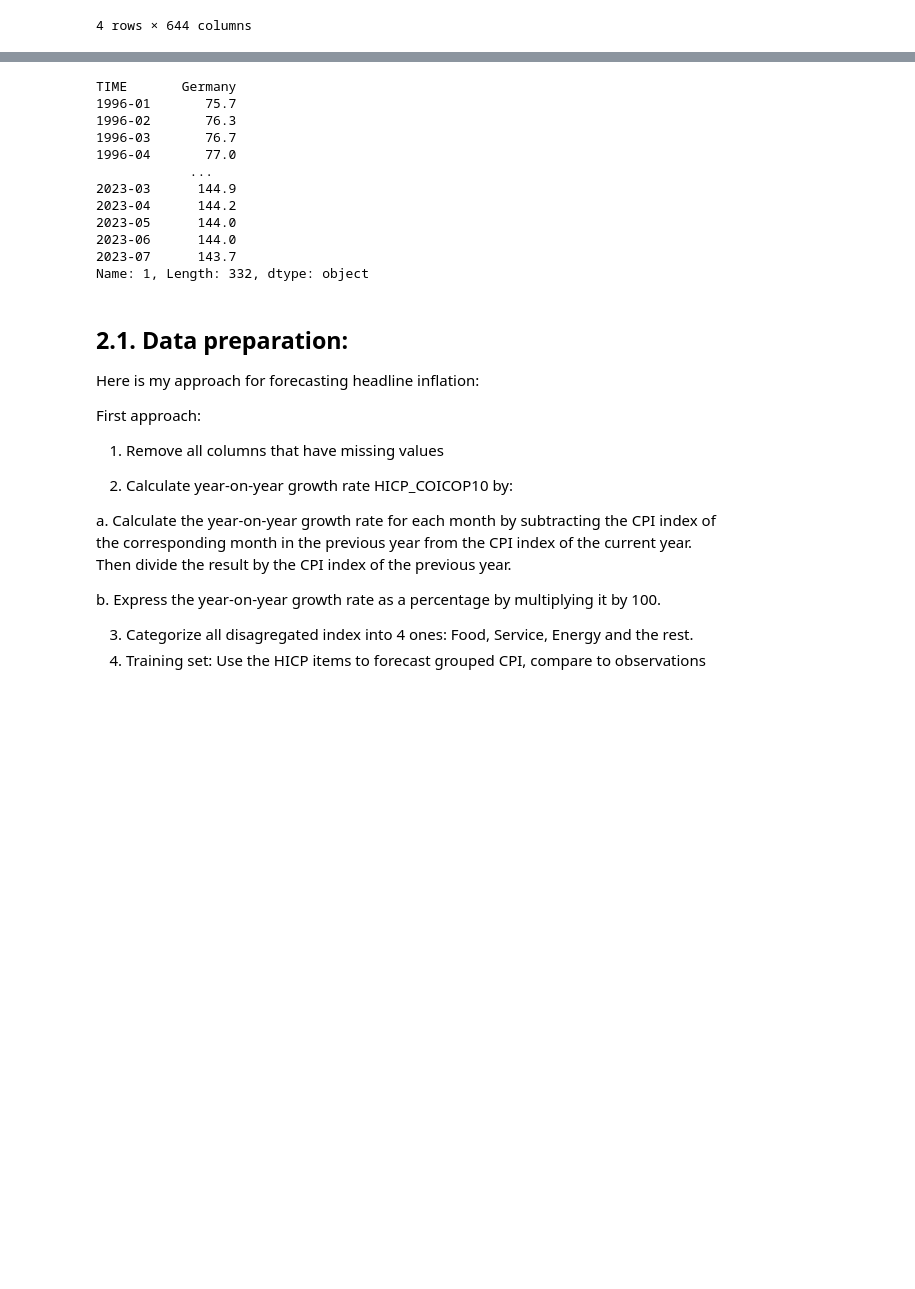
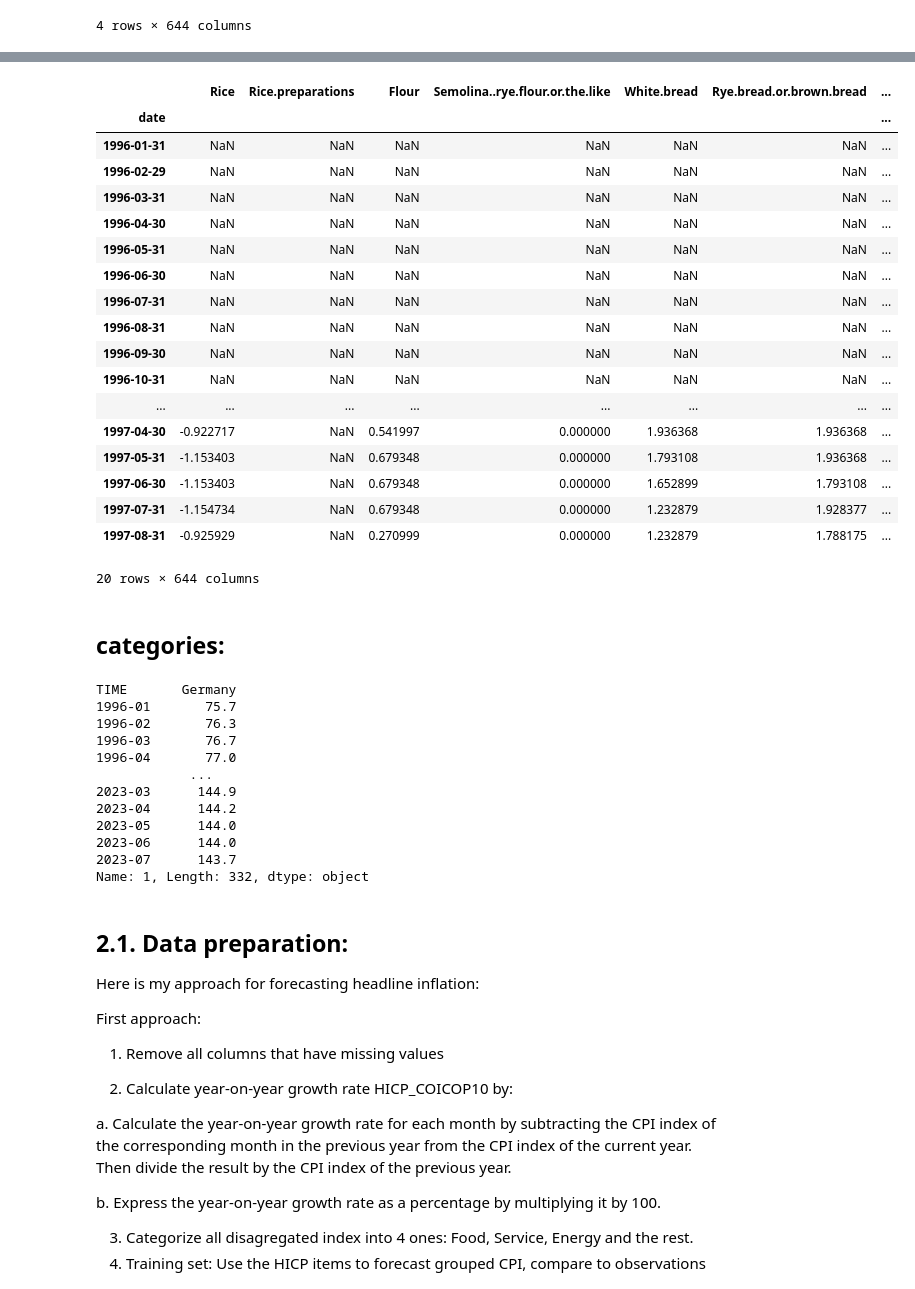
Before and after one commit to lamlam98765/thesis_code, a Jupyter notebook: main/Shrinkage_methods.ipynb, the cells around one changed output, grey strips where cells are left out. Drawn from its saved outputs; the diff is of its cells as text; code cells hidden in the pictures; blank space fills up the shorter version.

Commit message:
update HICP_all_preprocessed

```diff
--- a/main/Shrinkage_methods.ipynb
+++ b/main/Shrinkage_methods.ipynb
@@ -50,3 +64,31 @@ HICP_class.head()
+# %%
+HICP_yoy = pd.DataFrame()
+HICP_yoy = (HICP_monthly.iloc[:, 1:].pct_change(periods=12) * 100) #year-on-year percentage change
+HICP_yoy['date'] = HICP_monthly['mdates']
+HICP_yoy = HICP_yoy.set_index('date')
+HICP_yoy.head(20)
+# %% [output]
+|  | Rice | Rice.preparations | Flour | Semolina..rye.flour.or.the.like | White.bread | Rye.bread.or.brown.bread | ... |
+| date |  |  |  |  |  |  | ... |
+| 1996-01-31 | NaN | NaN | NaN | NaN | NaN | NaN | ... |
+| 1996-02-29 | NaN | NaN | NaN | NaN | NaN | NaN | ... |
+| 1996-03-31 | NaN | NaN | NaN | NaN | NaN | NaN | ... |
+| 1996-04-30 | NaN | NaN | NaN | NaN | NaN | NaN | ... |
+| 1996-05-31 | NaN | NaN | NaN | NaN | NaN | NaN | ... |
+| 1996-06-30 | NaN | NaN | NaN | NaN | NaN | NaN | ... |
+| 1996-07-31 | NaN | NaN | NaN | NaN | NaN | NaN | ... |
+| 1996-08-31 | NaN | NaN | NaN | NaN | NaN | NaN | ... |
+| 1996-09-30 | NaN | NaN | NaN | NaN | NaN | NaN | ... |
+| 1996-10-31 | NaN | NaN | NaN | NaN | NaN | NaN | ... |
+| ... | ... | ... | ... | ... | ... | ... | ... |
+| 1997-04-30 | -0.922717 | NaN | 0.541997 | 0.000000 | 1.936368 | 1.936368 | ... |
+| 1997-05-31 | -1.153403 | NaN | 0.679348 | 0.000000 | 1.793108 | 1.936368 | ... |
+| 1997-06-30 | -1.153403 | NaN | 0.679348 | 0.000000 | 1.652899 | 1.793108 | ... |
+| 1997-07-31 | -1.154734 | NaN | 0.679348 | 0.000000 | 1.232879 | 1.928377 | ... |
+| 1997-08-31 | -0.925929 | NaN | 0.270999 | 0.000000 | 1.232879 | 1.788175 | ... |
+20 rows × 644 columns
+# %% [markdown]
+## categories:
 # %%
 # HICP for categories:
 
```
Also changed, not shown: parts of 6 cells of this notebook, 2 other files.
